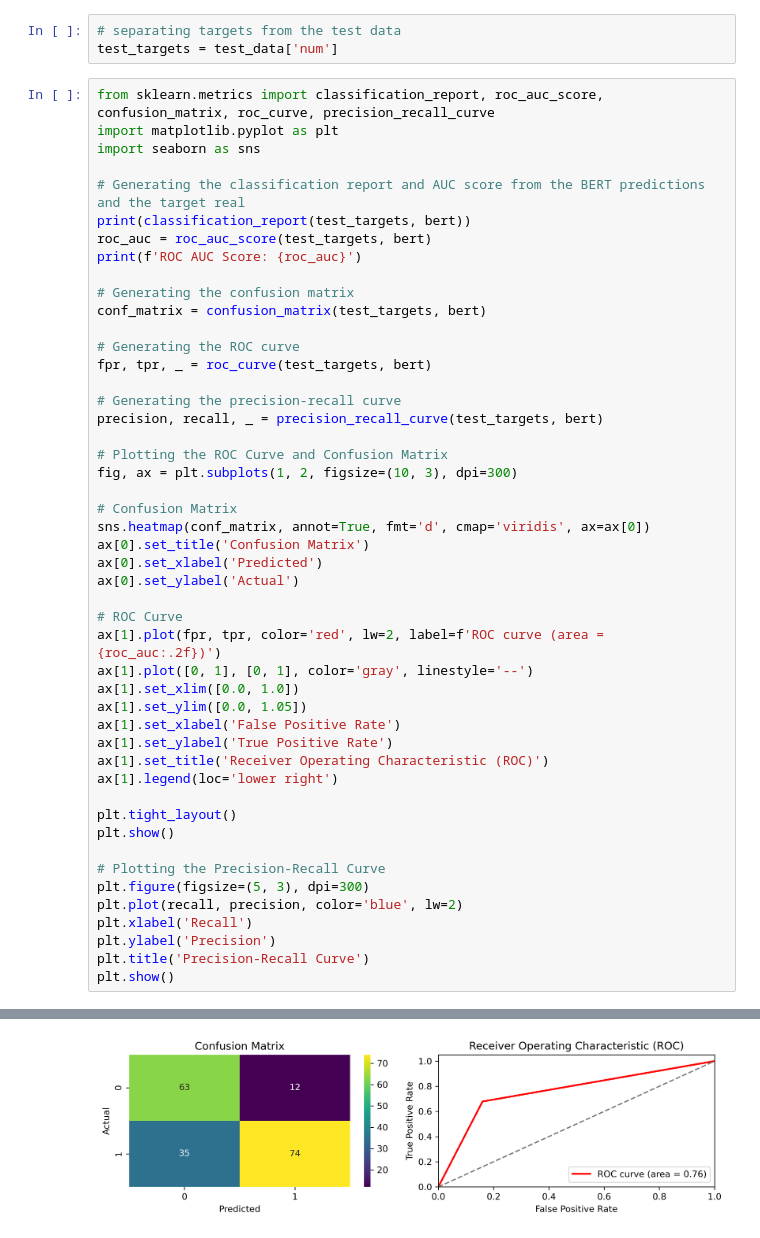
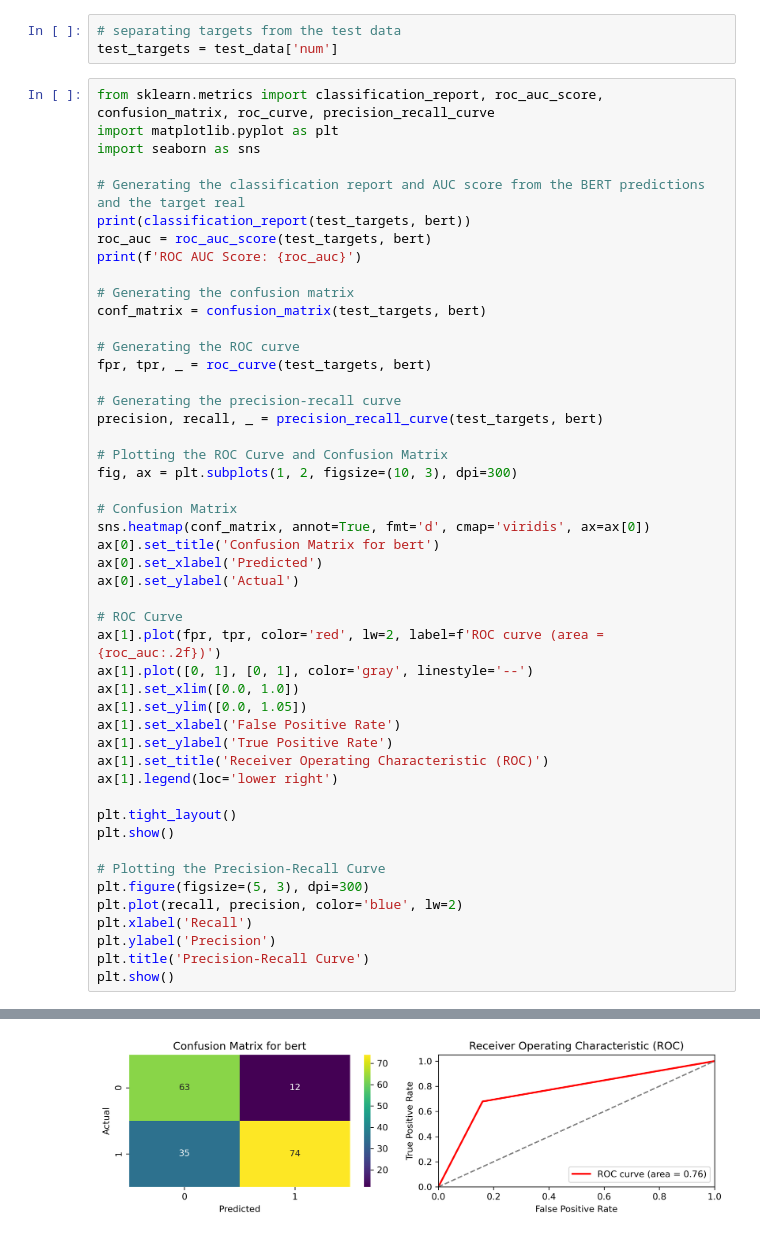
Before and after one commit to saurav1066/Analysis_of_tabular_data, a Jupyter notebook: notebooks/analysis.ipynb, the cells around one changed output, grey strips where cells are left out. Drawn from its saved outputs; the diff is of its cells as text.

```diff
--- a/notebooks/analysis.ipynb
+++ b/notebooks/analysis.ipynb
@@ -36,7 +36,7 @@ fig, ax = plt.subplots(1, 2, figsize=(10, 3), dpi=300)
 
 # Confusion Matrix
 sns.heatmap(conf_matrix, annot=True, fmt='d', cmap='viridis', ax=ax[0])
-ax[0].set_title('Confusion Matrix')
+ax[0].set_title('Confusion Matrix for bert')
 ax[0].set_xlabel('Predicted')
 ax[0].set_ylabel('Actual')
 
@@ -44,32 +44,32 @@ ax[0].set_ylabel('Actual')
 ax[1].plot(fpr, tpr, color='red', lw=2, label=f'ROC curve (area = {roc_auc:.2f})')
 ax[1].plot([0, 1], [0, 1], color='gray', linestyle='--')
 ax[1].set_xlim([0.0, 1.0])
 ax[1].set_ylim([0.0, 1.05])
 ax[1].set_xlabel('False Positive Rate')
 ax[1].set_ylabel('True Positive Rate')
 ax[1].set_title('Receiver Operating Characteristic (ROC)')
 ax[1].legend(loc='lower right')
 
 plt.tight_layout()
 plt.show()
 
 # Plotting the Precision-Recall Curve
 plt.figure(figsize=(5, 3), dpi=300)
 plt.plot(recall, precision, color='blue', lw=2)
 plt.xlabel('Recall')
 plt.ylabel('Precision')
 plt.title('Precision-Recall Curve')
 plt.show()
 # %% [output]
               precision    recall  f1-score   support
 
            0       0.64      0.84      0.73        75
            1       0.86      0.68      0.76       109
 
     accuracy                           0.74       184
    macro avg       0.75      0.76      0.74       184
 weighted avg       0.77      0.74      0.75       184
 
 ROC AUC Score: 0.7594495412844036
-[figure, old version]
+[figure, new version]
 [figure]
```
